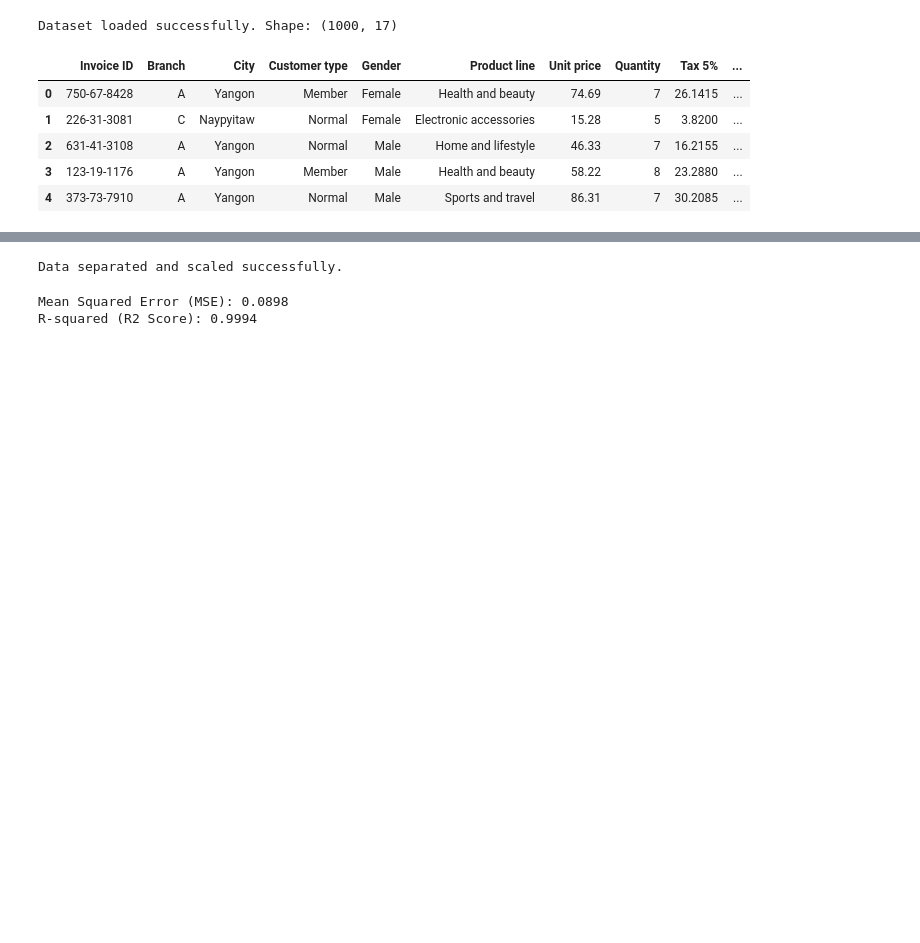
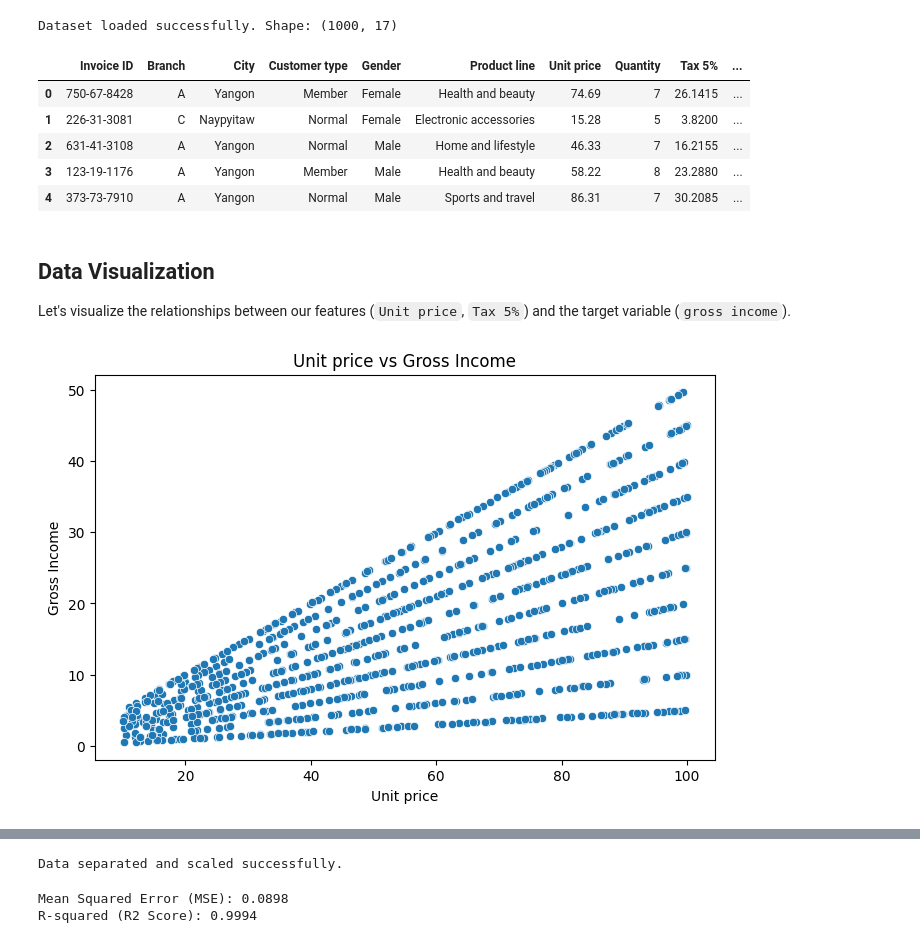
Before and after one commit to Maharun-nasa/ML_Project, a Jupyter notebook: KNN_algorithm.ipynb, the cells around one changed output, grey strips where cells are left out. Drawn from its saved outputs; the diff is of its cells as text; code cells hidden in the pictures; blank space fills up the shorter version.

Commit message:
Add data virtualization code to KNN notebook

```diff
--- a/KNN_algorithm.ipynb
+++ b/KNN_algorithm.ipynb
@@ -25,3 +25,16 @@ Dataset loaded successfully. Shape: (1000, 17)
 | 2 | 631-41-3108 | A | Yangon | Normal | Male | Home and lifestyle | 46.33 | 7 | 16.2155 | ... |
 | 3 | 123-19-1176 | A | Yangon | Member | Male | Health and beauty | 58.22 | 8 | 23.2880 | ... |
 | 4 | 373-73-7910 | A | Yangon | Normal | Male | Sports and travel | 86.31 | 7 | 30.2085 | ... |
+# %% [markdown]
+## Data Visualization
+Let's visualize the relationships between our features (`Unit price`, `Tax 5%`) and the target variable (`gross income`).
+# %%
+# Scatter plot: Unit price vs Gross Income
+plt.figure(figsize=(8, 5))
+sns.scatterplot(x=df["Unit price"], y=df["gross income"])
+plt.title("Unit price vs Gross Income")
+plt.xlabel("Unit price")
+plt.ylabel("Gross Income")
+plt.show()
+# %% [output]
+[figure, added]
```
Also changed, not shown: parts of 2 cells of this notebook.
